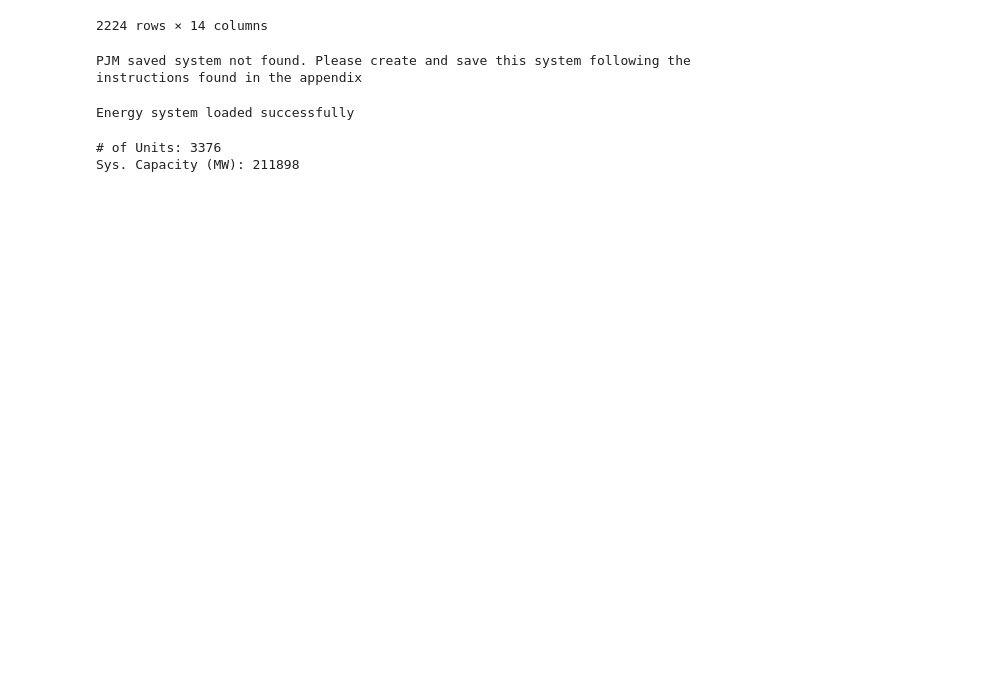
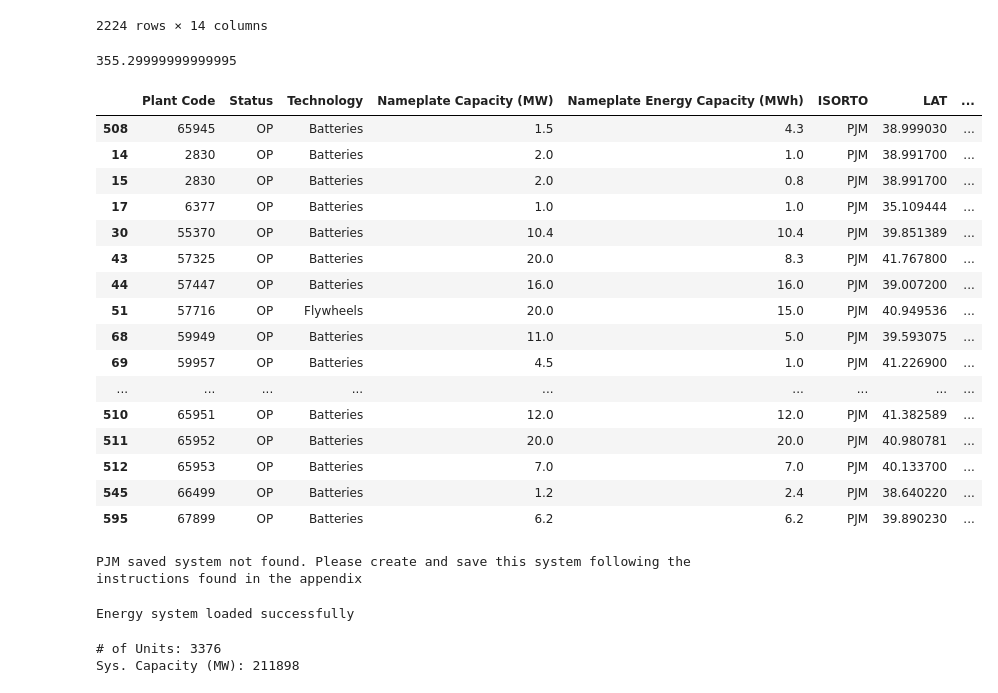
Before and after one commit to ijbd/assetra, a Jupyter notebook: examples/pjm_2023_test/pjm_test_preprocessing.ipynb, the cells around one changed output. Drawn from its saved outputs; the diff is of its cells as text; code cells hidden in the pictures; blank space fills up the shorter version.

Commit message:
Update units.py and script files

```diff
--- a/examples/pjm_2023_test/pjm_test_preprocessing.ipynb
+++ b/examples/pjm_2023_test/pjm_test_preprocessing.ipynb
@@ -627,6 +627,9 @@ for _, generator in eia_860_wind_generators.iterrows():
     builder.add_unit(wind_unit)
 # %%
 from assetra.units import StorageUnit
+
+class_to_test = '2'
+class_to_test_lst = []
 
 STORAGE_EFFICIENCY = 0.8
 
@@ -643,19 +646,21 @@ for _, generator in eia_860_storage_generators.iterrows():
     else:
         storage_class = '12'
 
-    storage_unit = StorageUnit(
-        id=unit_count,
-        nameplate_capacity=generator["Nameplate Capacity (MW)"],
-        charge_rate=generator["Nameplate Capacity (MW)"],
-        discharge_rate=generator["Nameplate Capacity (MW)"],
-        charge_capacity=generator["Nameplate Energy Capacity (MWh)"],
-        roundtrip_efficiency = STORAGE_EFFICIENCY,
-        storage_duration = generator["Nameplate Energy Capacity (MWh)"] / generator["Nameplate Capacity (MW)"],
-        storage_class = storage_class
+    if storage_class == class_to_test:
+        class_to_test_lst.append(generator)
+    else:
+        storage_unit = StorageUnit(
+            id=unit_count,
+            nameplate_capacity=generator["Nameplate Capacity (MW)"],
+            charge_rate=generator["Nameplate Capacity (MW)"],
+            discharge_rate=generator["Nameplate Capacity (MW)"],
+            charge_capacity=generator["Nameplate Energy Capacity (MWh)"],
+            roundtrip_efficiency = STORAGE_EFFICIENCY,
+            storage_duration = generator["Nameplate Energy Capacity (MWh)"] / generator["Nameplate Capacity (MW)"],
+            storage_class = storage_class
+        )
+        unit_count += 1
 
-
-    )
-    unit_count += 1
-
-    # add unit to energy system
-    builder.add_unit(storage_unit)
+        # add unit to energy system
+        builder.add_unit(storage_unit)
+    class_to_test_df = pd.DataFrame(class_to_test_lst, columns=eia_860_storage_generators.columns)
@@ -662,3 +698,27 @@ for _, generator in eia_860_storage_generators.iterrows():
+# %%
+additional_system.system_capacity
+# %% [output]
+355.29999999999995
+# %%
+class_to_test_df
+# %% [output]
+|  | Plant Code | Status | Technology | Nameplate Capacity (MW) | Nameplate Energy Capacity (MWh) | ISORTO | LAT | ... |
+| 508 | 65945 | OP | Batteries | 1.5 | 4.3 | PJM | 38.999030 | ... |
+| 14 | 2830 | OP | Batteries | 2.0 | 1.0 | PJM | 38.991700 | ... |
+| 15 | 2830 | OP | Batteries | 2.0 | 0.8 | PJM | 38.991700 | ... |
+| 17 | 6377 | OP | Batteries | 1.0 | 1.0 | PJM | 35.109444 | ... |
+| 30 | 55370 | OP | Batteries | 10.4 | 10.4 | PJM | 39.851389 | ... |
+| 43 | 57325 | OP | Batteries | 20.0 | 8.3 | PJM | 41.767800 | ... |
+| 44 | 57447 | OP | Batteries | 16.0 | 16.0 | PJM | 39.007200 | ... |
+| 51 | 57716 | OP | Flywheels | 20.0 | 15.0 | PJM | 40.949536 | ... |
+| 68 | 59949 | OP | Batteries | 11.0 | 5.0 | PJM | 39.593075 | ... |
+| 69 | 59957 | OP | Batteries | 4.5 | 1.0 | PJM | 41.226900 | ... |
+| ... | ... | ... | ... | ... | ... | ... | ... | ... |
+| 510 | 65951 | OP | Batteries | 12.0 | 12.0 | PJM | 41.382589 | ... |
+| 511 | 65952 | OP | Batteries | 20.0 | 20.0 | PJM | 40.980781 | ... |
+| 512 | 65953 | OP | Batteries | 7.0 | 7.0 | PJM | 40.133700 | ... |
+| 545 | 66499 | OP | Batteries | 1.2 | 2.4 | PJM | 38.640220 | ... |
+| 595 | 67899 | OP | Batteries | 6.2 | 6.2 | PJM | 39.890230 | ... |
 # %%
 
 pjm_system_dir = Path(data_folder / "pjm_energy_system")
```
Also changed, not shown: parts of 9 cells of this notebook, 2 other files.
